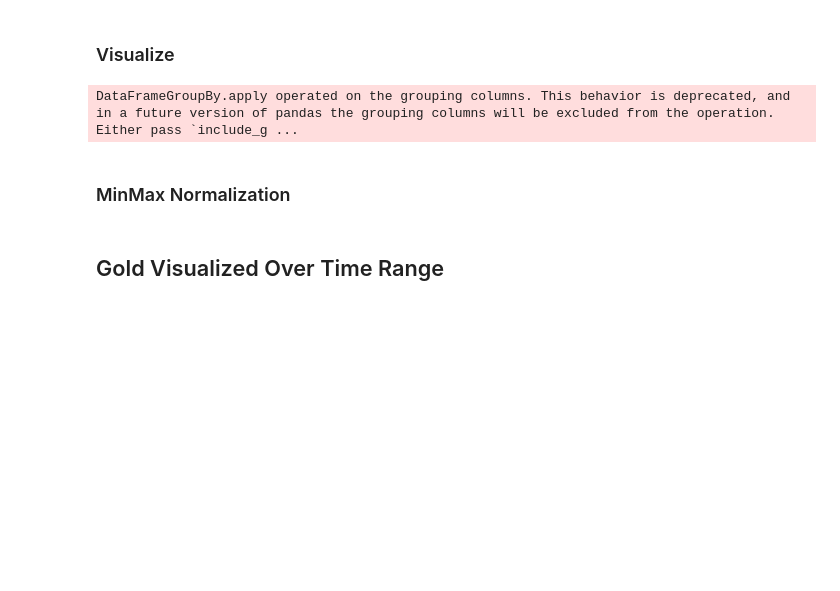
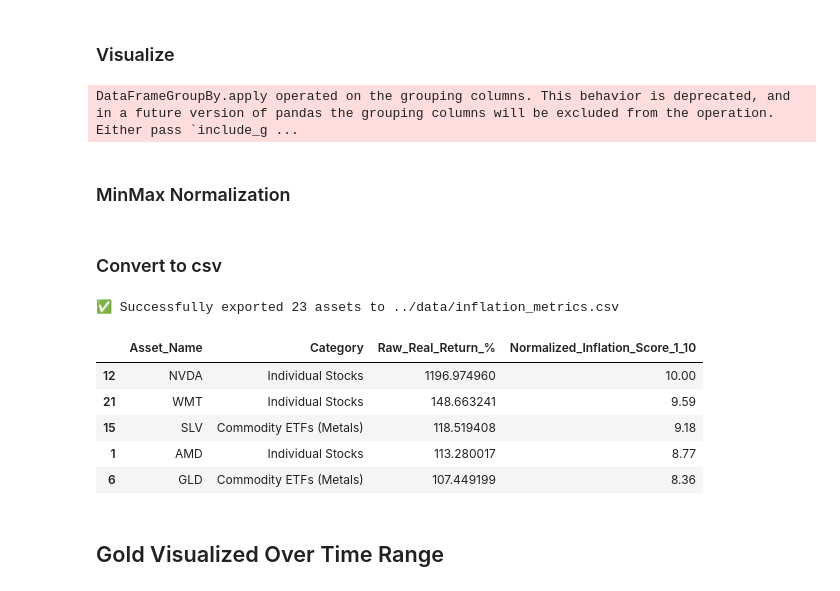
Before and after one commit to loganmcdavid11/Modern-Store-Of-Value, a Jupyter notebook: notebooks/logan.ipynb, the cells around one changed output. Saved outputs shown, nothing was run; the diff lists cells and outputs as text; code cells hidden in the pictures; blank space fills up the shorter version.

```diff
--- a/notebooks/logan.ipynb
+++ b/notebooks/logan.ipynb
@@ -624,6 +656,38 @@ fig_score.update_layout(
 
 fig_score.show()
 fig_score.write_html("../plots/inflation_percentile_score_barchart.html")
+# %% [markdown]
+### Convert to csv
+# %%
+# ── 5. Export Normalized Inflation Metrics ────────────────────────────────
+# Select the requested columns
+export_inflation_df = score_df[['Ticker', 'Category', 'Inflation_Adjusted_Return_%', 'Inflation_Score_1_10']].copy()
+
+# Rename columns to make the CSV extremely clear
+export_inflation_df = export_inflation_df.rename(columns={
+    'Ticker': 'Asset_Name',
+    'Inflation_Adjusted_Return_%': 'Raw_Real_Return_%',
+    'Inflation_Score_1_10': 'Normalized_Inflation_Score_1_10'
+})
+
+# Define the save path
+inflation_output_path = "../data/inflation_metrics.csv"
+
+# Export to CSV
+export_inflation_df.to_csv(inflation_output_path, index=False)
+
+print(f"✅ Successfully exported {len(export_inflation_df)} assets to {inflation_output_path}")
+
+# Display the top 5 rows so you can verify it worked
+display(export_inflation_df.head())
+# %% [output]
+✅ Successfully exported 23 assets to ../data/inflation_metrics.csv
+|  | Asset_Name | Category | Raw_Real_Return_% | Normalized_Inflation_Score_1_10 |
+| 12 | NVDA | Individual Stocks | 1196.974960 | 10.00 |
+| 21 | WMT | Individual Stocks | 148.663241 | 9.59 |
+| 15 | SLV | Commodity ETFs (Metals) | 118.519408 | 9.18 |
+| 1 | AMD | Individual Stocks | 113.280017 | 8.77 |
+| 6 | GLD | Commodity ETFs (Metals) | 107.449199 | 8.36 |
 # %% [markdown]
 ## Gold Visualized Over Time Range
 # %%
```
Also changed, not shown: parts of 3 cells of this notebook.
